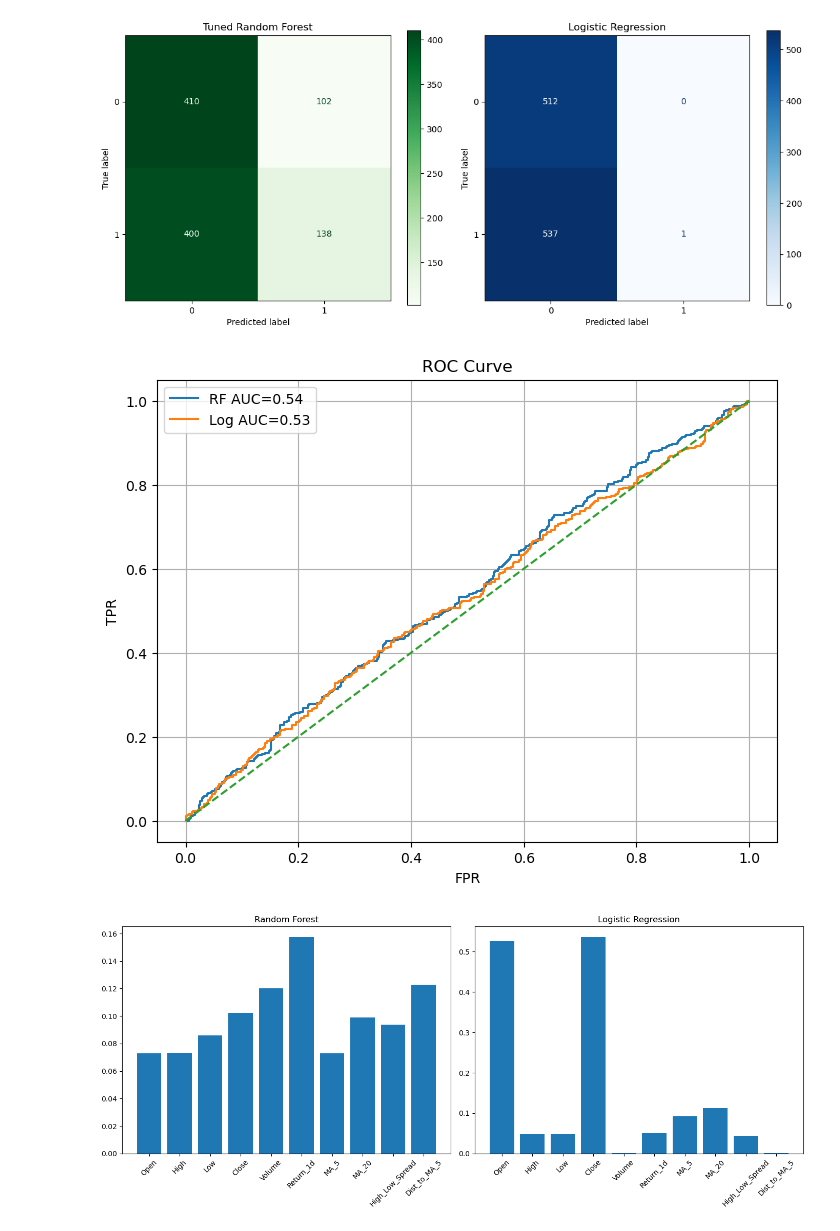
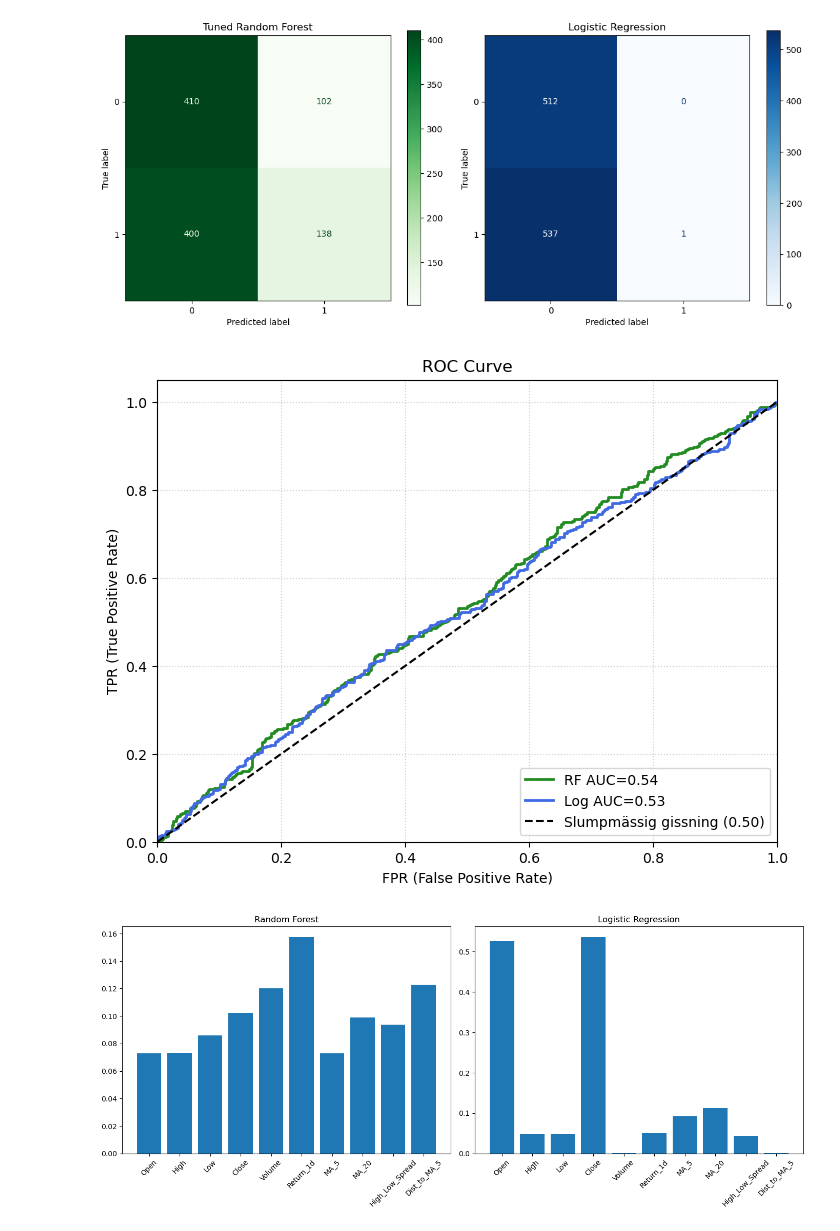
Before and after one commit to willelol04/bitcoin-predictor, a Jupyter notebook: main.ipynb, the cells around one changed output. Saved outputs shown, nothing was run; the diff lists cells and outputs as text; code cells hidden in the pictures.

```diff
--- a/main.ipynb
+++ b/main.ipynb
@@ -72,6 +72,13 @@ def load_bitcoin_data(path=DATA_PATH):
 
 bitcoin = load_bitcoin_data()
 
+
+bitcoin.info()
+
+print("\n" + "="*50 + "\n") # Skapar en snygg linje i utskriften som separerar
+
+# Visar de 5 sista raderna som en snygg tabell
+display(bitcoin.tail())
 # ============================================================
 # 4. INITIAL DATA PREP
 # ============================================================
@@ -162,6 +169,8 @@ print(f"✓ Training observations: {X.shape[0]}")
 print("\nClass distribution:")
 print(y.value_counts())
 
+df_daily.info()
+df_daily.tail()
 # ============================================================
 # 7. CHRONOLOGICAL TRAIN / TEST SPLIT
 # ============================================================
@@ -286,9 +295,12 @@ random_search.fit(X_train, y_train)
 
 pipe_forest = random_search.best_estimator_
 
-print("✓ Tuning complete")
-print(random_search.best_params_)
-
+print("✓ Tuning complete! Best Parameters:")
+for key, value in random_search.best_params_.items():
+    # Remove the pipeline prefix for cleaner reading
+    clean_key = key.replace("forest_clf__", "")
+    print(f"   • {clean_key:<18}: {value}")
+print("-" * 40)
 # ============================================================
 # 11. TRAIN FINAL MODELS
 # ============================================================
@@ -373,51 +385,55 @@ plt.show()
 # 13. ROC CURVE
 # ============================================================
 
-fpr_forest, tpr_forest, _ = roc_curve(
-    y_test,
-    y_probs_forest
-)
+import matplotlib.pyplot as plt
+from sklearn.metrics import roc_curve, roc_auc_score
 
-auc_forest = roc_auc_score(
-    y_test,
-    y_probs_forest
-)
+# 1. Beräkna värden för Random Forest
+fpr_forest, tpr_forest, _ = roc_curve(y_test, y_probs_forest)
+auc_forest = roc_auc_score(y_test, y_probs_forest)
 
-fpr_log, tpr_log, _ = roc_curve(
-    y_test,
-    y_probs_log
-)
+# 2. Beräkna värden för Logistisk Regression
+fpr_log, tpr_log, _ = roc_curve(y_test, y_probs_log)
+auc_log = roc_auc_score(y_test, y_probs_log)
 
-auc_log = roc_auc_score(
-    y_test,
-    y_probs_log
-)
-
+# 3. Skapa grafen
 plt.figure(figsize=(8, 6))
 
+# Grönt för Random Forest (forestgreen)
 plt.plot(
     fpr_forest,
     tpr_forest,
+    color="forestgreen",
+    lw=2,
     label=f"RF AUC={auc_forest:.2f}"
 )
 
+# Blått för Logistisk Regression (royalblue)
 plt.plot(
     fpr_log,
     tpr_log,
+    color="royalblue",
+    lw=2,
     label=f"Log AUC={auc_log:.2f}"
 )
 
+# Svart streckad linje för slumpmässig gissning (black)
 plt.plot(
     [0, 1],
     [0, 1],
-    "--"
+    color="black",
+    linestyle="--",
+    label="Slumpmässig gissning (0.50)"
 )
 
-plt.xlabel("FPR")
-plt.ylabel("TPR")
+# Inställningar för grafen
+plt.xlim([0.0, 1.0])
+plt.ylim([0.0, 1.05])
+plt.xlabel("FPR (False Positive Rate)")
+plt.ylabel("TPR (True Positive Rate)")
 plt.title("ROC Curve")
-plt.legend()
-plt.grid(True)
+plt.legend(loc="lower right")
+plt.grid(True, linestyle=":", alpha=0.6)
 
 plt.show()
 
@@ -521,3 +560,3 @@ Train: 4196
 [figure]
-[figure, old version]
+[figure, new version]
 [figure]
```
Also changed, not shown: parts of 1 cell of this notebook.
